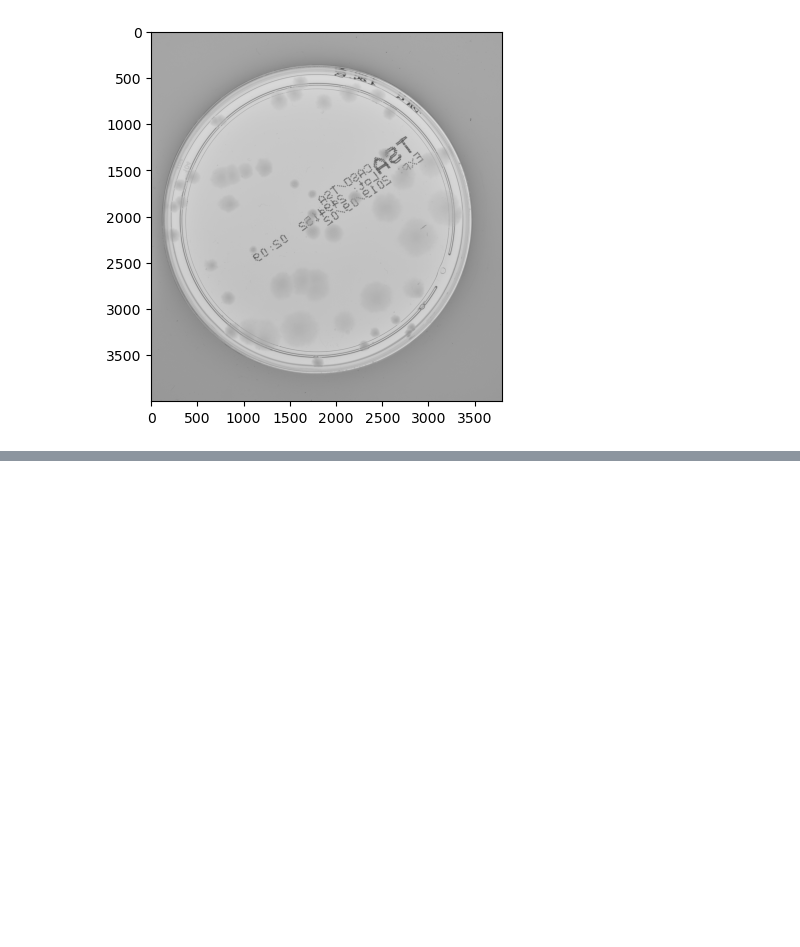
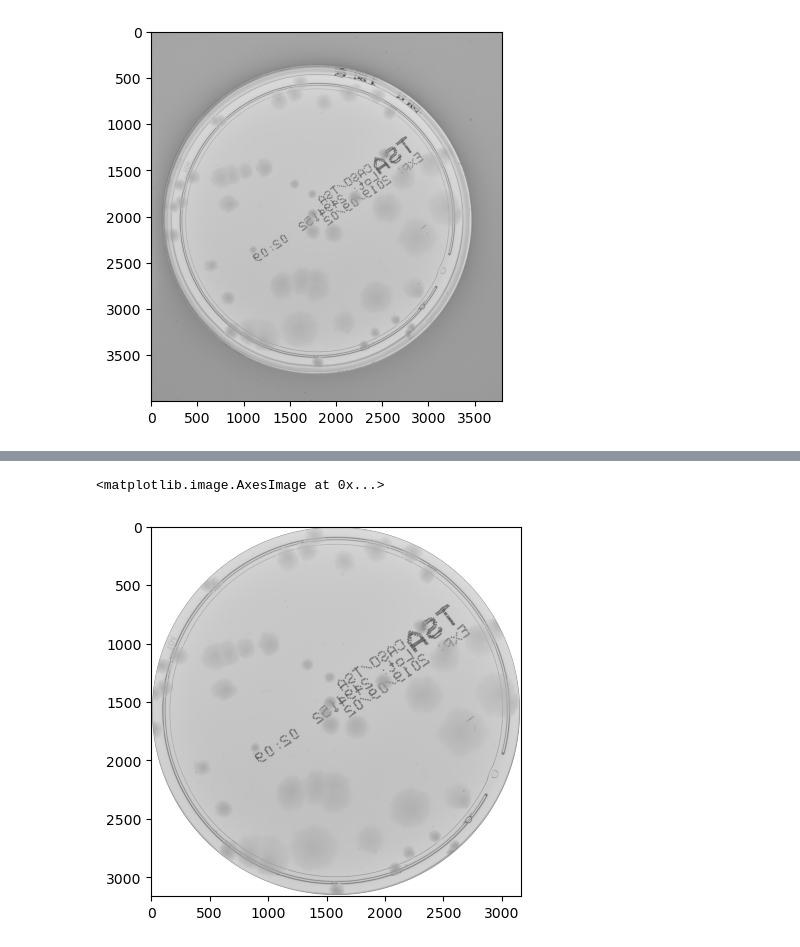
Before and after one commit to kparocki/settlersofagar, a Jupyter notebook: CircleFunction.ipynb, the cells around one changed output, grey strips where cells are left out. Drawn from its saved outputs; the diff is of its cells as text; code cells hidden in the pictures; blank space fills up the shorter version.

```diff
--- a/CircleFunction.ipynb
+++ b/CircleFunction.ipynb
@@ -34,0 +70,32 @@ plt.imshow(cimg)
+# %%
+import cv2
+import numpy as np
+
+def mask_circle(image):
+    # Get image dimensions
+    height, width = image.shape[:2]
+
+    # Create a black image with alpha channel
+    mask = np.zeros((height, width, 4), dtype=np.uint8)
+
+    # Calculate circle parameters
+    center = (width // 2, height // 2)
+    radius = min(center[0], center[1])-10
+
+    # Draw the circle on the mask
+    cv2.circle(mask, center, radius, (255, 255, 255, 255), -1)
+
+    # Set the alpha channel of the input image to 0 outside the circle
+    image_with_alpha = np.concatenate((image, np.full((height, width, 1), 255, dtype=np.uint8)), axis=-1)
+    image_with_alpha[mask[:, :, 3] == 0] = [0, 0, 0, 0]
+
+    return image_with_alpha
+
+# Example usage
+image_with_alpha = mask_circle(cropped_image)
+
+# Display or save the resulting image
+plt.imshow(image_with_alpha)
+# %% [output]
+<matplotlib.image.AxesImage at 0x...>
+[figure, added]
```
Also changed, not shown: parts of 3 cells of this notebook, 1 other file.
